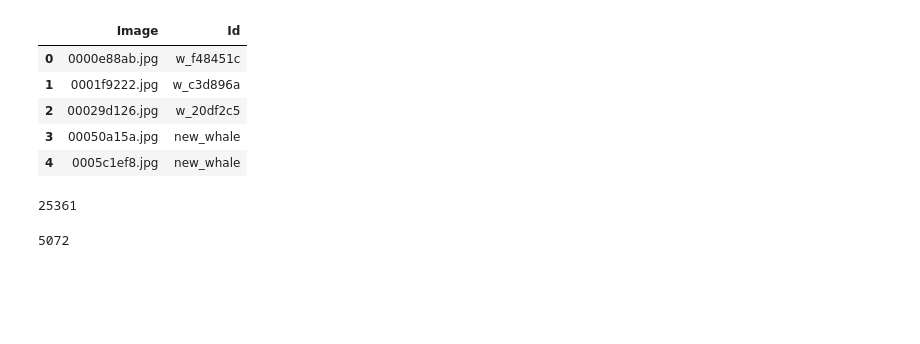
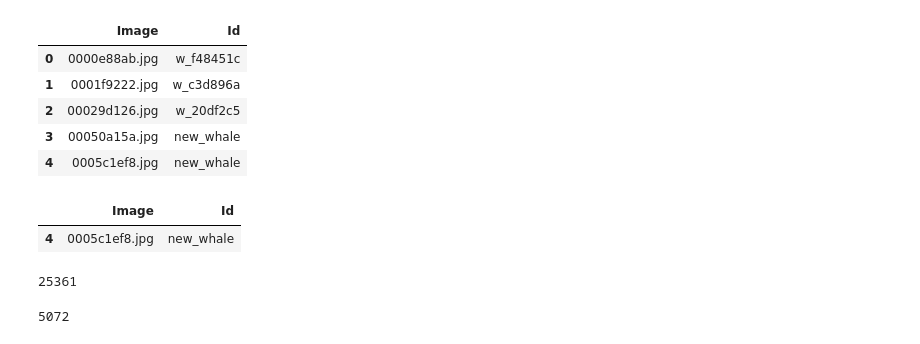
Before and after one commit to gane-dev/DeepLearning, a Jupyter notebook: whale-v2.ipynb, the cells around one changed output. Saved outputs shown, nothing was run; the diff lists cells and outputs as text; code cells hidden in the pictures; blank space fills up the shorter version.

```diff
--- a/whale-v2.ipynb
+++ b/whale-v2.ipynb
@@ -23,3 +23,8 @@ full_train_df.head()
 | 2 | 00029d126.jpg | w_20df2c5 |
 | 3 | 00050a15a.jpg | new_whale |
 | 4 | 0005c1ef8.jpg | new_whale |
+# %%
+full_train_df.query("Image == '0005c1ef8.jpg'")
+# %% [output]
+|  | Image | Id |
+| 4 | 0005c1ef8.jpg | new_whale |
```
Also changed, not shown: parts of 39 cells of this notebook.
